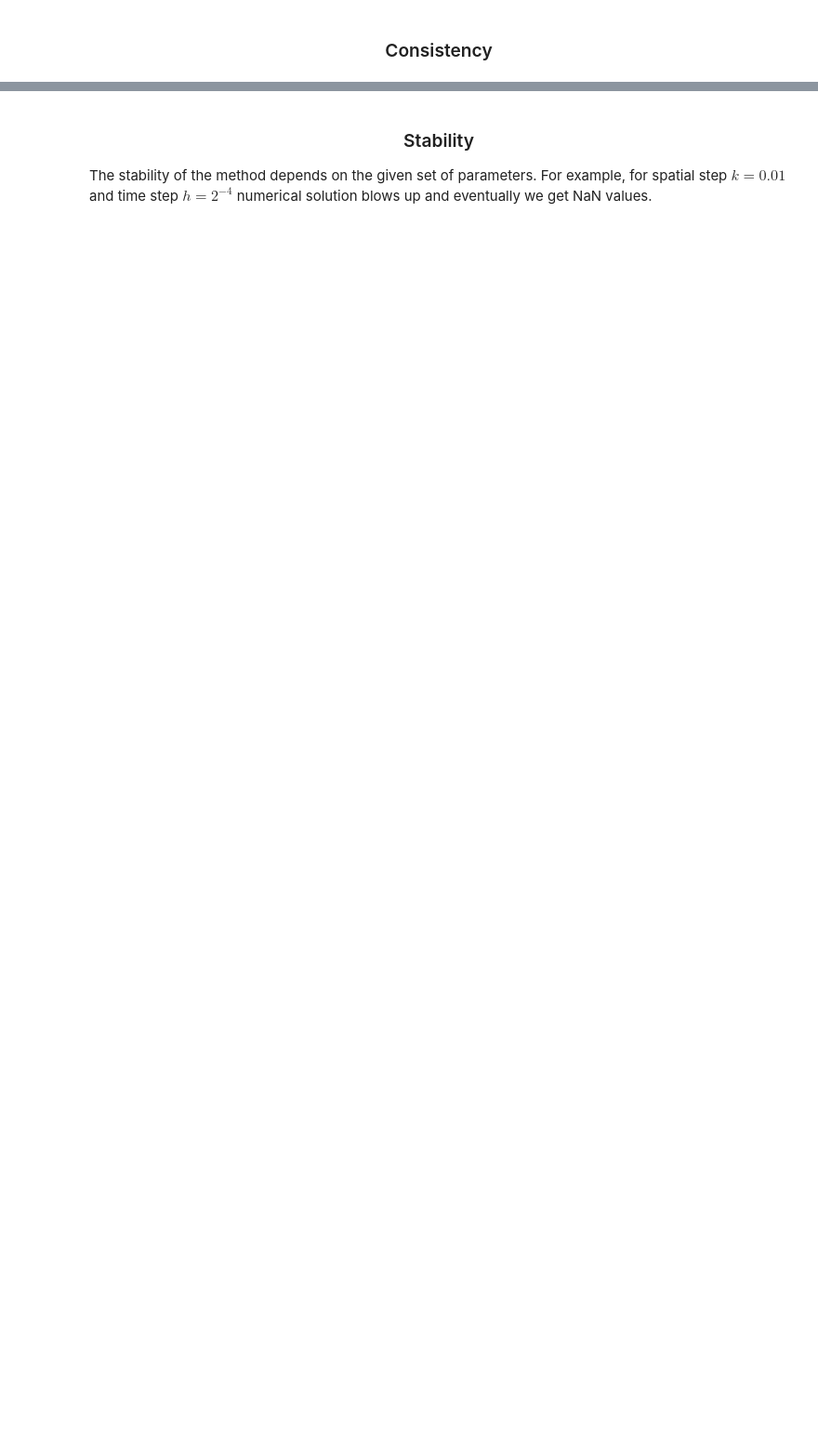
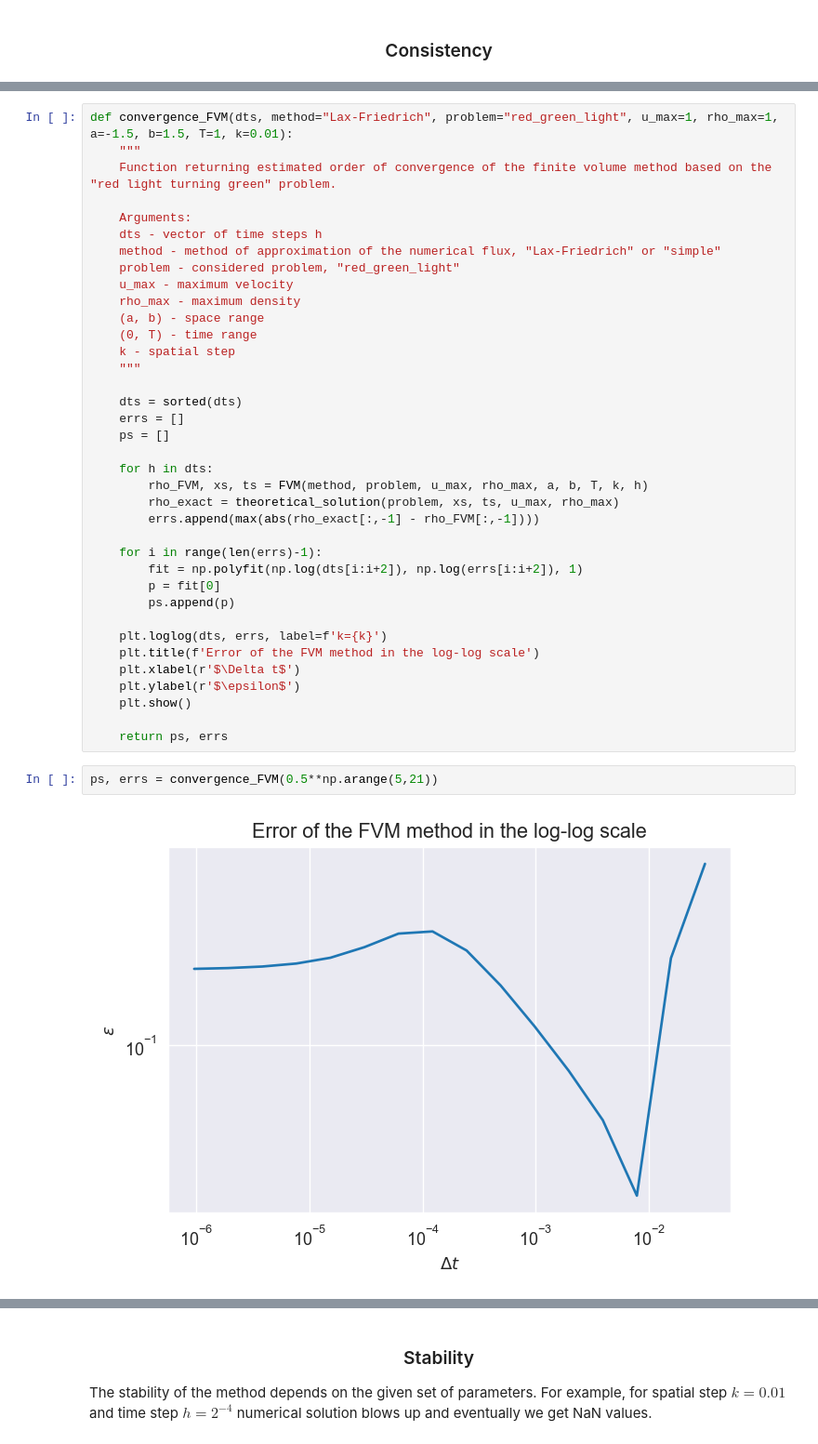
Before and after one commit to joannaww/Lighthill-Witham-Richards-Model, a Jupyter notebook: Matuszak_Wojciechowicz.ipynb, the cells around one changed output, grey strips where cells are left out. Shown at 93% size. Drawn from its saved outputs; the diff is of its cells as text; blank space fills up the shorter version.

Commit message:
Convergence of the method

```diff
--- a/Matuszak_Wojciechowicz.ipynb
+++ b/Matuszak_Wojciechowicz.ipynb
@@ -438,0 +445,41 @@ plt.show()
+# %%
+def convergence_FVM(dts, method="Lax-Friedrich", problem="red_green_light", u_max=1, rho_max=1, a=-1.5, b=1.5, T=1, k=0.01):
+    """
+    Function returning estimated order of convergence of the finite volume method based on the "red light turning green" problem.
+
+    Arguments:
+    dts - vector of time steps h
+    method - method of approximation of the numerical flux, "Lax-Friedrich" or "simple"
+    problem - considered problem, "red_green_light"
+    u_max - maximum velocity
+    rho_max - maximum density
+    (a, b) - space range
+    (0, T) - time range
+    k - spatial step
+    """
+
+    dts = sorted(dts)
+    errs = []
+    ps = []
+
+    for h in dts:
+        rho_FVM, xs, ts = FVM(method, problem, u_max, rho_max, a, b, T, k, h)
+        rho_exact = theoretical_solution(problem, xs, ts, u_max, rho_max)
+        errs.append(max(abs(rho_exact[:,-1] - rho_FVM[:,-1])))
+
+    for i in range(len(errs)-1):
+        fit = np.polyfit(np.log(dts[i:i+2]), np.log(errs[i:i+2]), 1)
+        p = fit[0]
+        ps.append(p)
+
+    plt.loglog(dts, errs, label=f'k={k}')
+    plt.title(f'Error of the FVM method in the log-log scale')
+    plt.xlabel(r'$\Delta t$')
+    plt.ylabel(r'$\epsilon$')
+    plt.show()
+
+    return ps, errs
+# %%
+ps, errs = convergence_FVM(0.5**np.arange(5,21))
+# %% [output]
+[figure, added]
```
Also changed, not shown: parts of 31 cells of this notebook.
